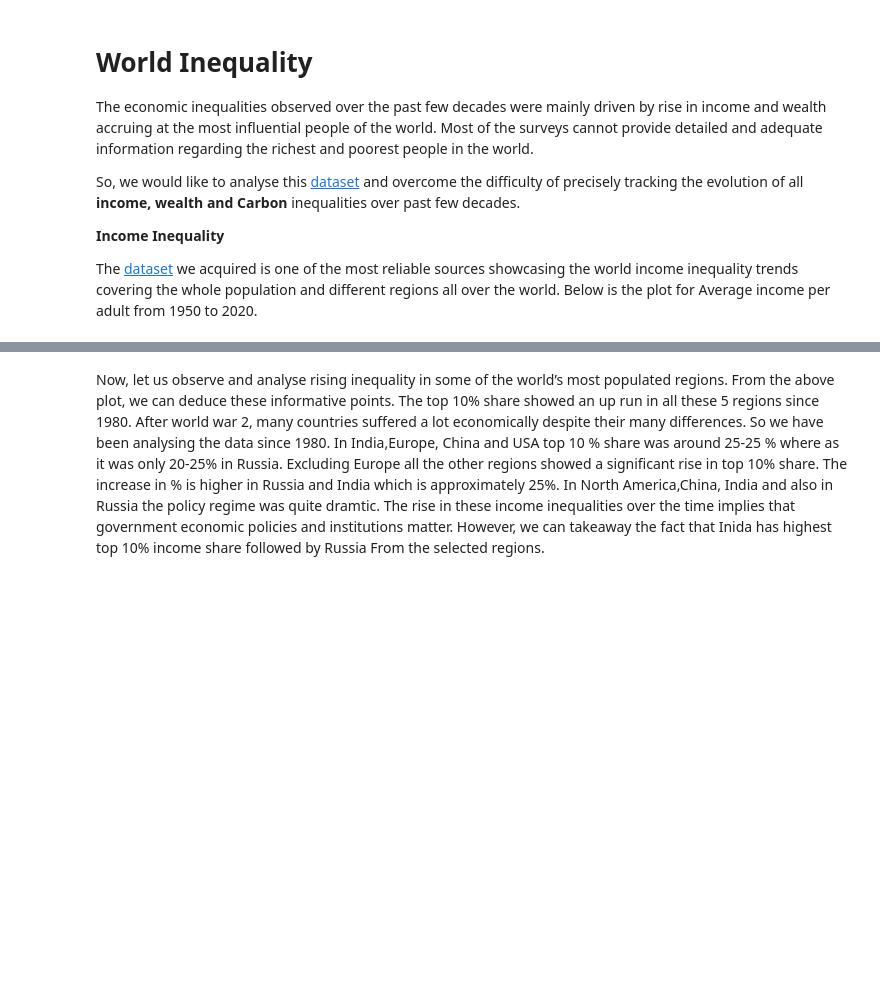
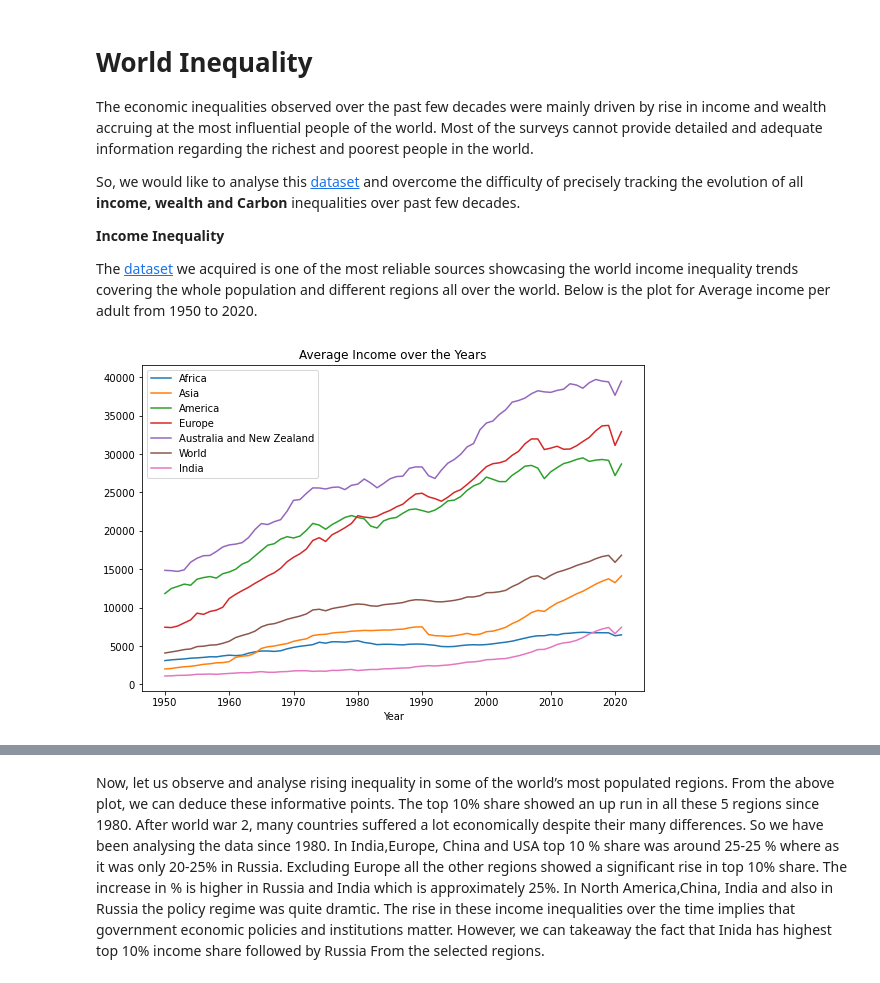
Before and after one commit to CS328-Spring-2022/writing-assignment-jrh, a Jupyter notebook: _notebooks/index.ipynb, the cells around one changed output, grey strips where cells are left out. Drawn from its saved outputs; the diff is of its cells as text; code cells hidden in the pictures; blank space fills up the shorter version.

```diff
--- a/_notebooks/index.ipynb
+++ b/_notebooks/index.ipynb
@@ -23,12 +23,14 @@ The [dataset](https://wid.world/world/#sptinc_p90p100_z/US;FR;DE;CN;ZA;GB;WO/las
 # %%
 import pandas as pd
 import numpy as np
 import matplotlib.pyplot as plt
 
-df=pd.read_csv("avg_inc.csv")
+df=pd.read_csv("data/avg_inc.csv")
 # print(df.head())
 # print(df.describe())
 # print(df.loc[45])
 df.plot(x="Year",y=["Africa","Asia","America","Europe","Australia and New Zealand","World","India"],figsize=(9, 6))
 plt.title("Average Income over the Years")
 plt.show()
+# %% [output]
+[figure, added]
```
Also changed, not shown: parts of 8 cells of this notebook, 1 other file.
